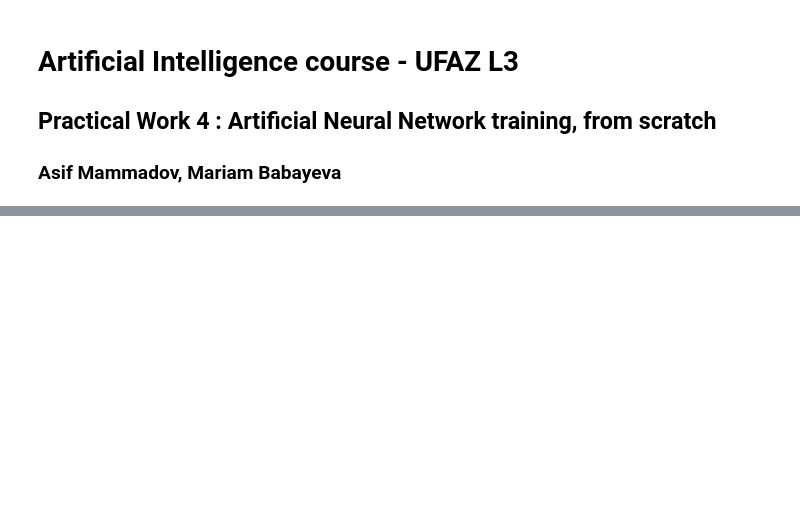
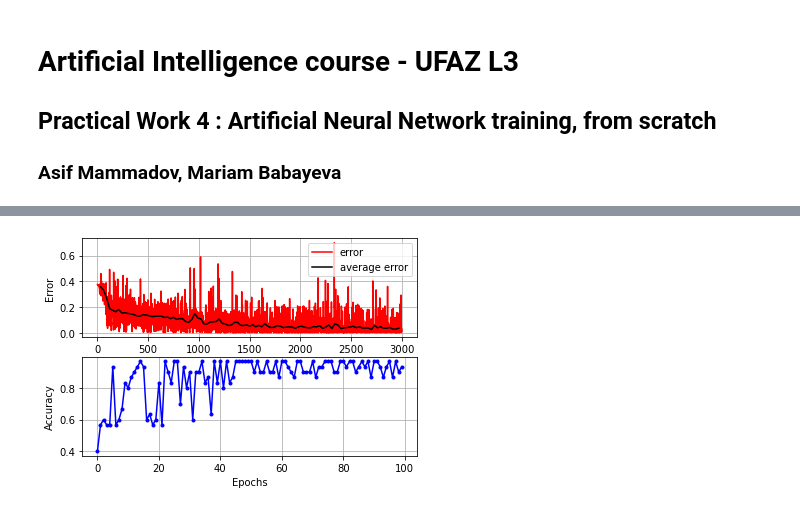
Before and after one commit to Asif-Mammadov/ufaz-ai, a Jupyter notebook: pw4/report.ipynb, the cells around one changed output, grey strips where cells are left out. Saved outputs shown, nothing was run; the diff lists cells and outputs as text; code cells hidden in the pictures; blank space fills up the shorter version.

```diff
--- a/pw4/report.ipynb
+++ b/pw4/report.ipynb
@@ -59,0 +62,4 @@ nn.plot_costs()
+# %%
+nn_auto = NeuralNetwork(X_train, Y_train, X_test, Y_test, lr=0.1, cost=MSE, batch_size=4, normalization=None)
+nn_auto.add_hidden_layer(5, Relu)
+nn_auto.info()
@@ -59,0 +78,2 @@ nn.plot_costs()
+# %%
+nn_auto.train(verbose=True)
@@ -59,0 +98,4 @@ nn.plot_costs()
+# %%
+nn_auto.plot_stats()
+# %% [output]
+[figure, added]
```
Also changed, not shown: parts of 9 cells of this notebook, 4 other files.
